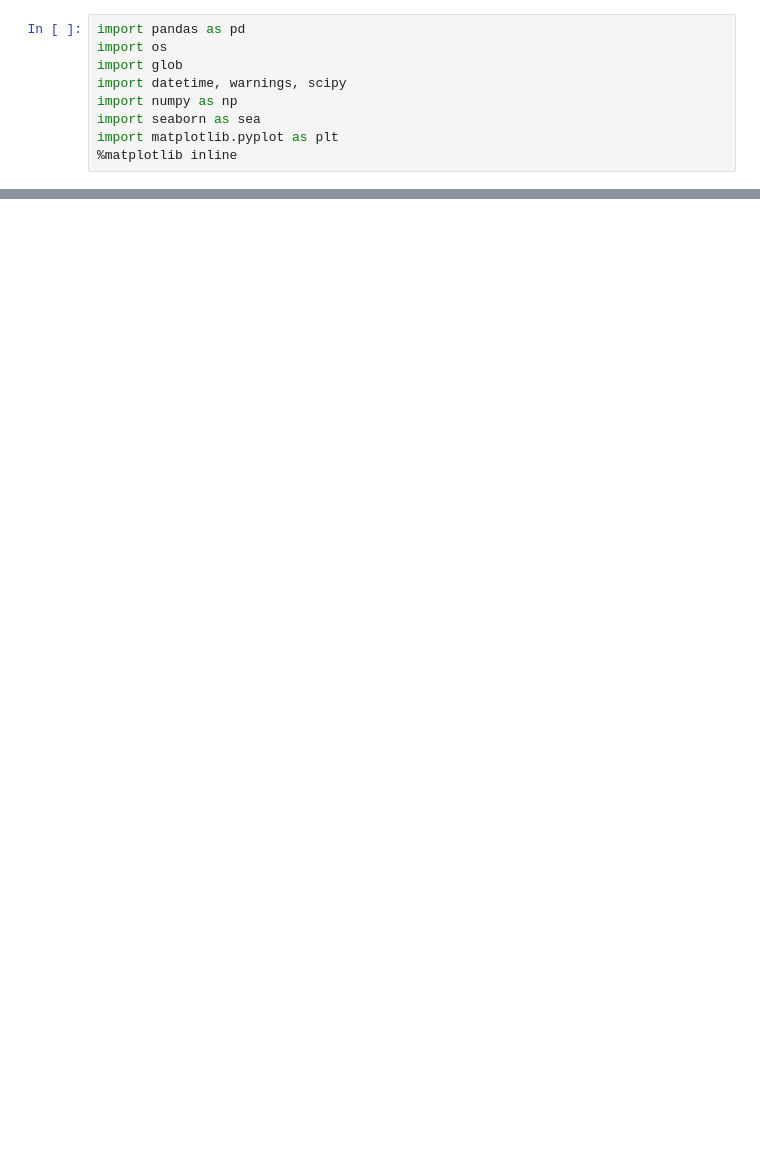
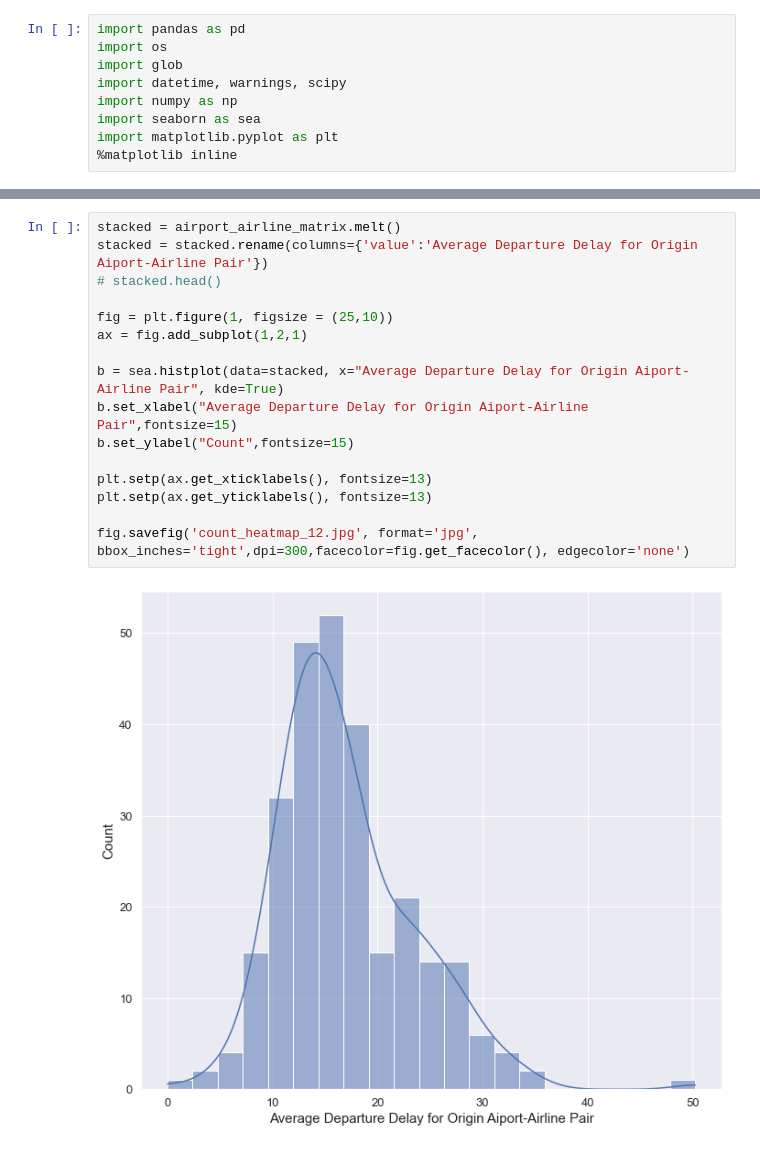
Before and after one commit to xiomarag/DataMining380L, a Jupyter notebook: origin_airport_impact_delay.ipynb, the cells around one changed output, grey strips where cells are left out. Drawn from its saved outputs; the diff is of its cells as text; blank space fills up the shorter version.

```diff
--- a/origin_airport_impact_delay.ipynb
+++ b/origin_airport_impact_delay.ipynb
@@ -81,0 +123,18 @@ fig.savefig('origin_airport_heatmap.jpg', format='jpg', bbox_inches='tight',dpi=
+# %%
+stacked = airport_airline_matrix.melt()
+stacked = stacked.rename(columns={'value':'Average Departure Delay for Origin Aiport-Airline Pair'})
+# stacked.head()
+
+fig = plt.figure(1, figsize = (25,10))
+ax = fig.add_subplot(1,2,1)
+
+b = sea.histplot(data=stacked, x="Average Departure Delay for Origin Aiport-Airline Pair", kde=True)
+b.set_xlabel("Average Departure Delay for Origin Aiport-Airline Pair",fontsize=15)
+b.set_ylabel("Count",fontsize=15)
+
+plt.setp(ax.get_xticklabels(), fontsize=13)
+plt.setp(ax.get_yticklabels(), fontsize=13)
+
+fig.savefig('count_heatmap_12.jpg', format='jpg', bbox_inches='tight',dpi=300,facecolor=fig.get_facecolor(), edgecolor='none')
+# %% [output]
+[figure, added]
```
Also changed, not shown: parts of 7 cells of this notebook, 5 other files.
